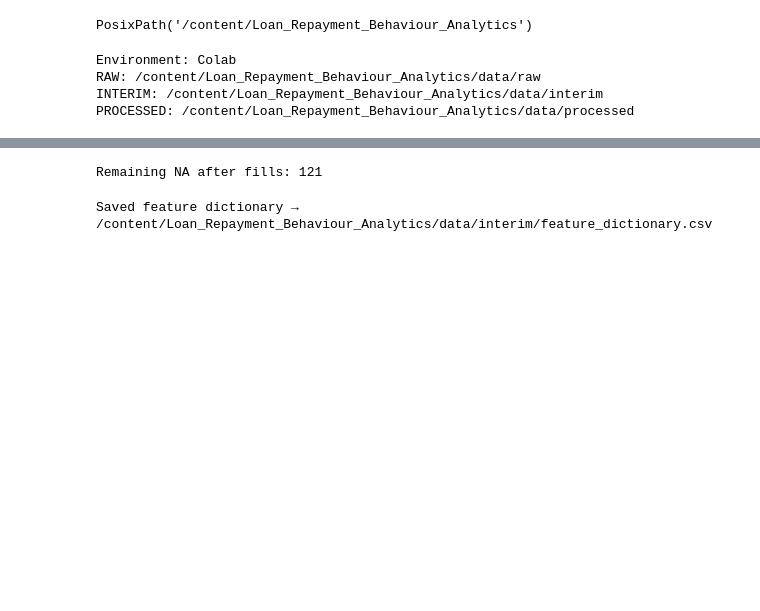
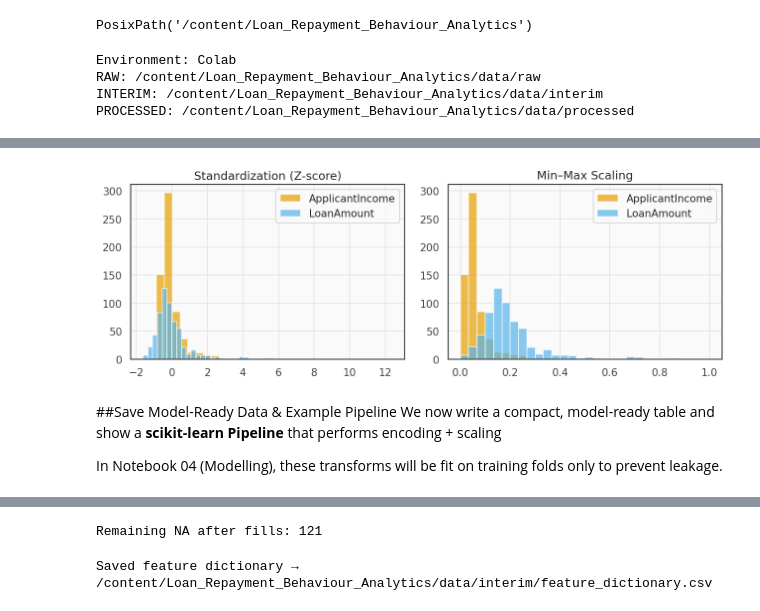
Before and after one commit to MadhuriMapari/loan-repayment-behaviour, a Jupyter notebook: notebooks/03_feature_engineering.ipynb, the cells around one changed output, grey strips where cells are left out. Drawn from its saved outputs; the diff is of its cells as text; code cells hidden in the pictures; blank space fills up the shorter version.

```diff
--- a/notebooks/03_feature_engineering.ipynb
+++ b/notebooks/03_feature_engineering.ipynb
@@ -111,0 +388,30 @@ if "Education" in df.columns:
+# %%
+from sklearn.preprocessing import MinMaxScaler, StandardScaler
+to_scale = ['ApplicantIncome','CoapplicantIncome','LoanAmount','Loan_Amount_Term',
+            'Income_to_Loan_Ratio','EMI','Balance_Income']
+
+sc_std = StandardScaler()
+sc_mmx = MinMaxScaler()
+
+std_vals = sc_std.fit_transform(df[to_scale])
+mmx_vals = sc_mmx.fit_transform(df[to_scale])
+# %%
+fig, axes = plt.subplots(1,2, figsize=(10,3.6))
+axes[0].hist(std_vals[:,0], bins=30, alpha=0.7, label='ApplicantIncome')
+axes[0].hist(std_vals[:,2], bins=30, alpha=0.7, label='LoanAmount')
+axes[0].set_title('Standardization (Z-score)'); axes[0].legend()
+
+axes[1].hist(mmx_vals[:,0], bins=30, alpha=0.7, label='ApplicantIncome')
+axes[1].hist(mmx_vals[:,2], bins=30, alpha=0.7, label='LoanAmount')
+axes[1].set_title('Min–Max Scaling'); axes[1].legend()
+
+plt.tight_layout()
+plt.savefig(IMAGES/'scaling_comparison.png',dpi=140)
+plt.show()
+# %% [output]
+[figure, added]
+# %% [markdown]
+##Save Model-Ready Data & Example Pipeline
+We now write a compact, model-ready table and show a **scikit-learn Pipeline** that performs encoding + scaling
+
+In Notebook 04 (Modelling), these transforms will be fit on training folds only to prevent leakage.
```
Also changed, not shown: parts of 28 cells of this notebook, 4 other files.
